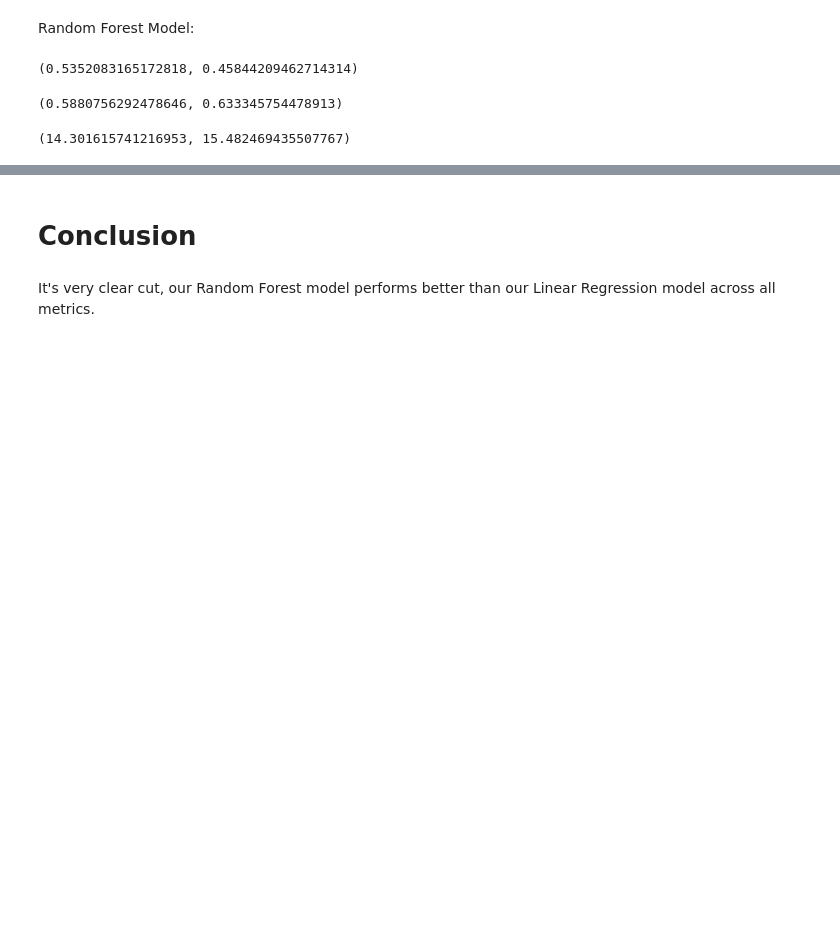
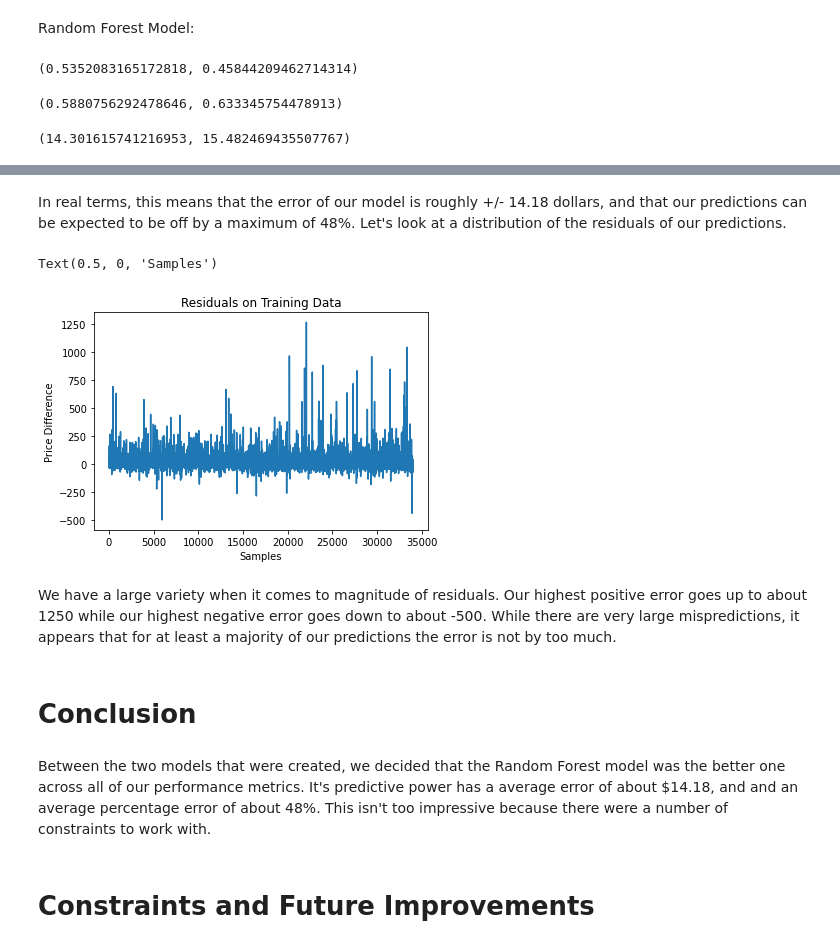
Before and after one commit to CroissantAhhh/GuidedCapstone2, a Jupyter notebook: MercariModeling.ipynb, the cells around one changed output, grey strips where cells are left out. Cells and saved outputs as stored; diff of their text form; code cells hidden in the pictures; blank space fills up the shorter version.

```diff
--- a/MercariModeling.ipynb
+++ b/MercariModeling.ipynb
@@ -634,0 +670,14 @@ mean_absolute_percentage_error(y_train, y_predRFtr), mean_absolute_percentage_er
+# %%
+# Manual calculation of mean absolute error, mean absolute percentage error, residuals
+
+MAE = []
+MAPE = []
+res = []
+
+for i in range(len(X_test)):
+    pp = 2 ** RF_pipe4.predict(X_test.iloc[[i]])
+    pa = 2 ** y_test[i]
+
+    MAE.append(abs(pa - pp))
+    MAPE.append(abs((pa - pp) / pa))
+    res.append(pa - pp)
@@ -635,4 +693,18 @@ mean_absolute_percentage_error(y_train, y_predRFtr), mean_absolute_percentage_er
+# %% [markdown]
+In real terms, this means that the error of our model is roughly +/- 14.18 dollars, and that our predictions can be expected to be off by a maximum of 48%. Let's look at a distribution of the residuals of our predictions.
+# %%
+plt.plot(res)
+plt.title('Residuals on Training Data')
+plt.ylabel('Price Difference')
+plt.xlabel('Samples')
+# %% [output]
+Text(0.5, 0, 'Samples')
+[figure, added]
+# %% [markdown]
+We have a large variety when it comes to magnitude of residuals. Our highest positive error goes up to about 1250 while our highest negative error goes down to about -500. While there are very large mispredictions, it appears that for at least a majority of our predictions the error is not by too much.
 # %% [markdown]
 # Conclusion
-# %% [markdown]
-It's very clear cut, our Random Forest model performs better than our Linear Regression model across all metrics.
+# %% [markdown]
+Between the two models that were created, we decided that the Random Forest model was the better one across all of our performance metrics. It's predictive power has a average error of about $14.18, and and an average percentage error of about 48%. This isn't too impressive because there were a number of constraints to work with.
+# %% [markdown]
+# Constraints and Future Improvements
```
Also changed, not shown: parts of 12 cells of this notebook, 8 other files.
